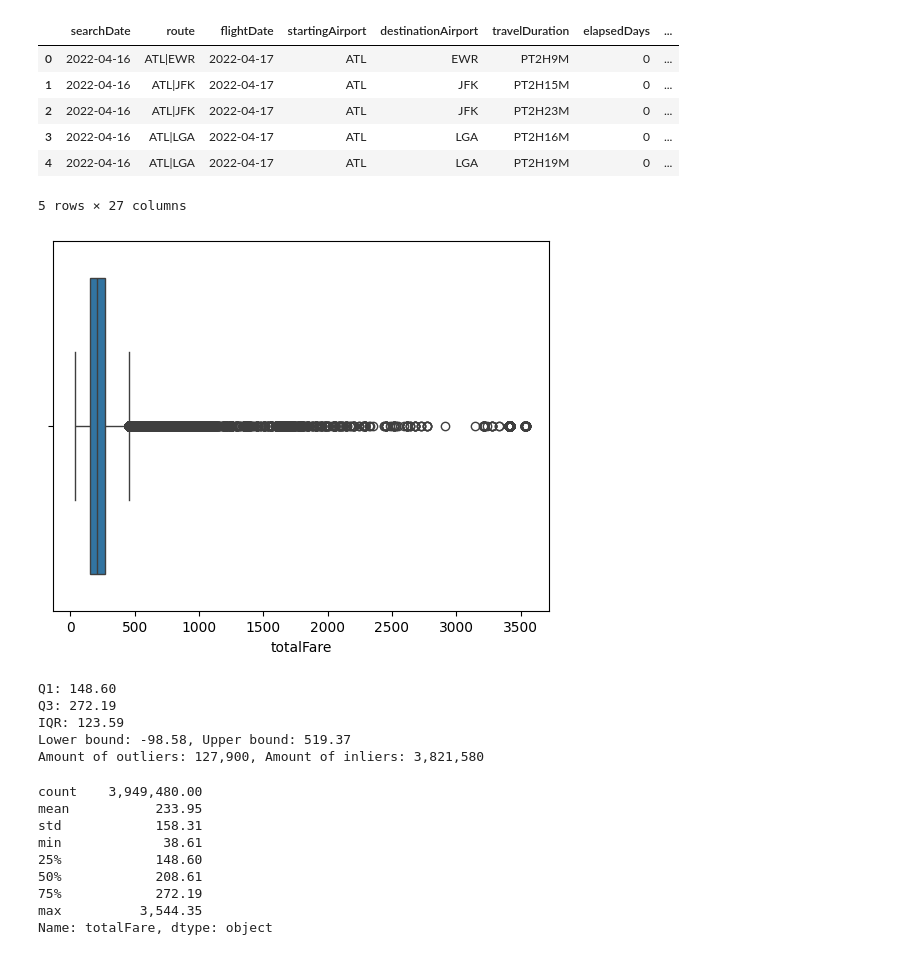
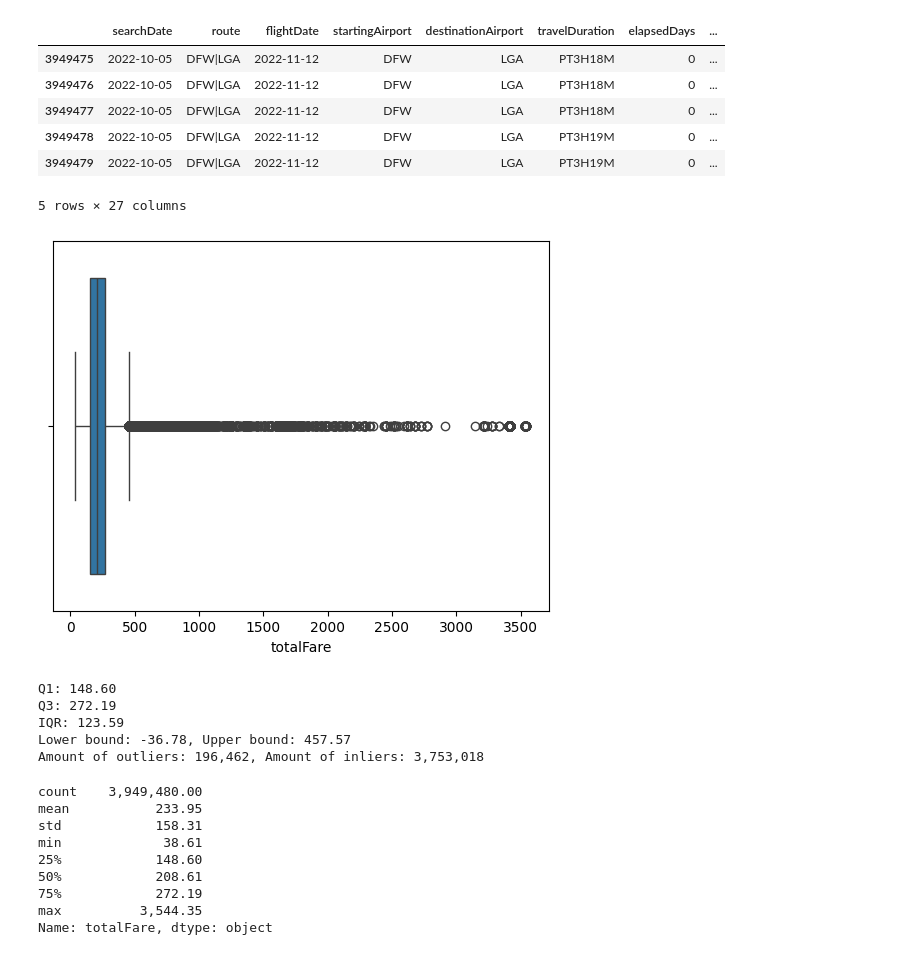
Before and after one commit to chriskuz/intro_to_python_project, a Jupyter notebook: src/IR-Plotting.ipynb, the cells around one changed output. Drawn from its saved outputs; the diff is of its cells as text; code cells hidden in the pictures.

```diff
--- a/src/IR-Plotting.ipynb
+++ b/src/IR-Plotting.ipynb
@@ -6,14 +6,14 @@ import pandas as pd
 import os
 # %%
 jetblue_NY=pd.read_csv(r'C:\Users\User\OneDrive\Desktop\Fordham\Programming with Python (CISC-5380-L01)\intro_to_python_project\data\jetblue_NYairports_featureEngineering_df.csv')
-jetblue_NY.head()
+jetblue_NY.tail()
 # %% [output]
 |  | searchDate | route | flightDate | startingAirport | destinationAirport | travelDuration | elapsedDays | ... |
-| 0 | 2022-04-16 | ATL|EWR | 2022-04-17 | ATL | EWR | PT2H9M | 0 | ... |
-| 1 | 2022-04-16 | ATL|JFK | 2022-04-17 | ATL | JFK | PT2H15M | 0 | ... |
-| 2 | 2022-04-16 | ATL|JFK | 2022-04-17 | ATL | JFK | PT2H23M | 0 | ... |
-| 3 | 2022-04-16 | ATL|LGA | 2022-04-17 | ATL | LGA | PT2H16M | 0 | ... |
-| 4 | 2022-04-16 | ATL|LGA | 2022-04-17 | ATL | LGA | PT2H19M | 0 | ... |
+| 3949475 | 2022-10-05 | DFW|LGA | 2022-11-12 | DFW | LGA | PT3H18M | 0 | ... |
+| 3949476 | 2022-10-05 | DFW|LGA | 2022-11-12 | DFW | LGA | PT3H18M | 0 | ... |
+| 3949477 | 2022-10-05 | DFW|LGA | 2022-11-12 | DFW | LGA | PT3H18M | 0 | ... |
+| 3949478 | 2022-10-05 | DFW|LGA | 2022-11-12 | DFW | LGA | PT3H19M | 0 | ... |
+| 3949479 | 2022-10-05 | DFW|LGA | 2022-11-12 | DFW | LGA | PT3H19M | 0 | ... |
 5 rows × 27 columns
 # %%
 # Boxplot
@@ -23,7 +23,7 @@ plt.show()
 # Calculate bounds
 q1, q3 = jetblue_NY['totalFare'].quantile([0.25, 0.75])
 IQR = q3 - q1
-lower_bound, upper_bound = q1 - 2 * IQR, q3 + 2 * IQR
+lower_bound, upper_bound = q1 - 1.5 * IQR, q3 + 1.5 * IQR
 
 # Print results
 print(f'Q1: {q1:.2f}')
@@ -40,8 +40,8 @@ print(f'Amount of outliers: {outliers.shape[0]:,}, Amount of inliers: {inliers:,
 Q1: 148.60
 Q3: 272.19
 IQR: 123.59
-Lower bound: -98.58, Upper bound: 519.37
-Amount of outliers: 127,900, Amount of inliers: 3,821,580
+Lower bound: -36.78, Upper bound: 457.57
+Amount of outliers: 196,462, Amount of inliers: 3,753,018
 # %%
 sns.histplot(jetblue_NY['totalFare'],kde=True)
 jetblue_NY['totalFare'].describe().apply(lambda x: f'{x:,.2f}')
```
Also changed, not shown: parts of 7 cells of this notebook.
